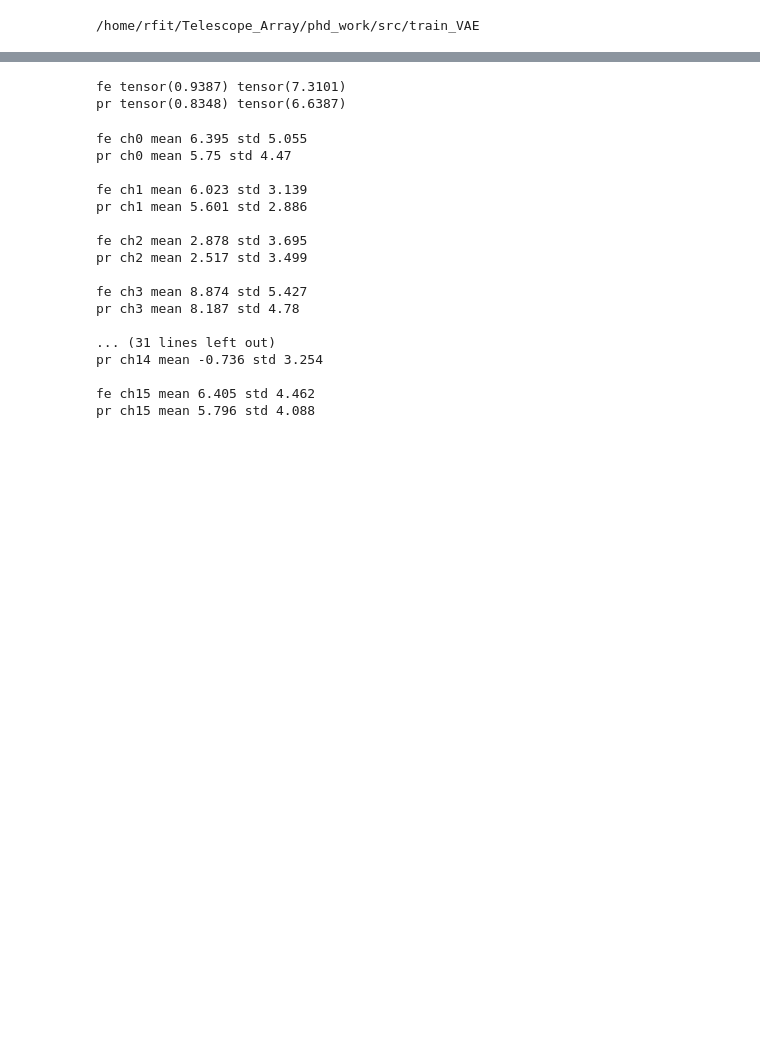
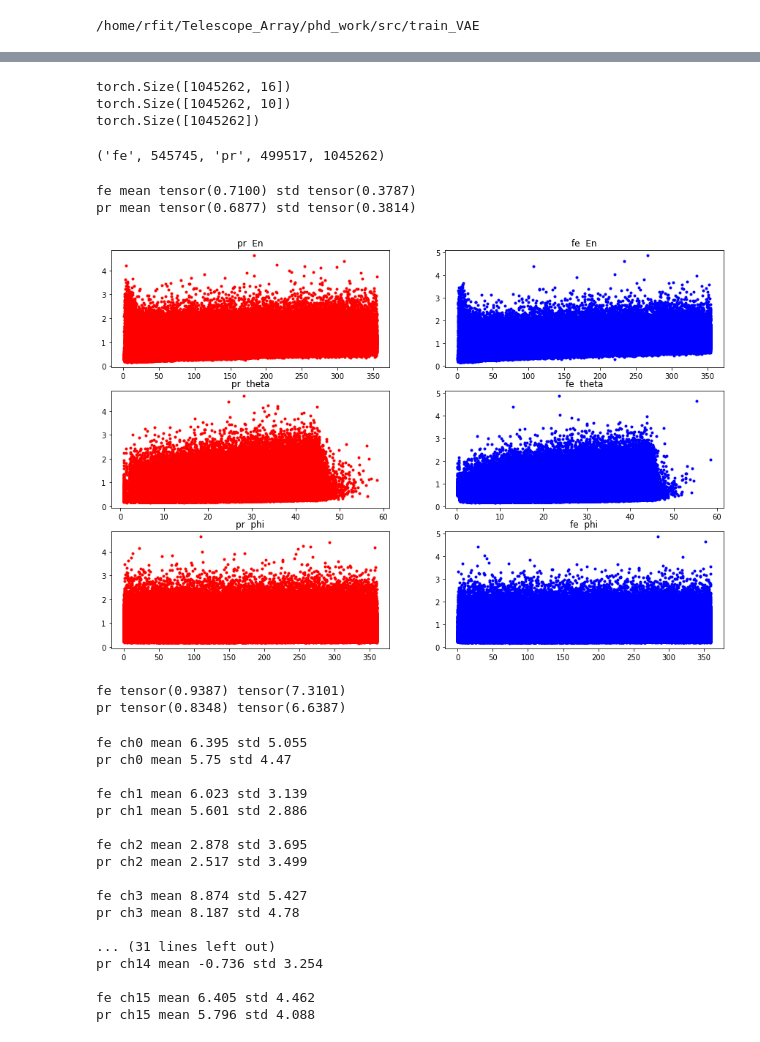
Before and after one commit to fitagdinov/Telescope_Array, a Jupyter notebook: phd_work/Notebooks/latent_analys.ipynb, the cells around one changed output, grey strips where cells are left out. Saved outputs shown, nothing was run; the diff lists cells and outputs as text; code cells hidden in the pictures; blank space fills up the shorter version.

```diff
--- a/phd_work/Notebooks/latent_analys.ipynb
+++ b/phd_work/Notebooks/latent_analys.ipynb
@@ -7,7 +7,8 @@ import h5py as h5
 import numpy as np
 import os
 import matplotlib.pyplot as plt
-data_path = '/home3/rfit/Telescope_Array/phd_work/data/normed/pr_fe_q4_e1_0110_excl_sat_F_excl_geo_F.h5'
+# data_path = '/home3/rfit/Telescope_Array/phd_work/data/normed/pr_fe_q4_e1_0110_excl_sat_F_excl_geo_F.h5'
+data_path = '/home3/rfit/Telescope_Array/phd_work/data/normed/pr_photon_q4_e1_0110_excl_sat_F_excl_geo_F.h5'
 # %%
 '''
 mc_params (num_evs,10):
@@ -24,7 +25,7 @@ mc_params (num_evs,10):
 '''
 with h5.File(data_path,'r') as f:
     print('keys', list(f.keys()))
-    test = f['test']
+    test = f['train']
     keys = list(test.keys())
     mc_params = test['mc_params'][:]
     for k in keys:
@@ -53,3 +55,23 @@ Using device: cuda
+# %%
+import torch
+def analys_by_pat(array):
+    fe = array[torch.where(params[:,1]>1000)]
+    pr = array[torch.where(params[:,1]<1000)]
+    print('fe', 'mean', fe.mean(), 'std', fe.std())
+    print('pr', 'mean', pr.mean(), 'std', pr.std(), '\n')
+    fig, axs = plt.subplots(3,2, figsize = (15,10))
+    names = ['En', 'theta', 'phi']
+    for i in range(3):
+        fe_en = params[:,3+i][torch.where(params[:,1]>1000)]
+        pr_en = params[:,3+i][torch.where(params[:,1]<1000)]
+        axs[i][0].plot(pr_en,pr,'.r')
+        axs[i][1].plot(fe_en,fe,'.b')
+
+    #     axs[0].hist(pr, density = False)
+    #     axs[1].hist(fe, density = False)
+
+        axs[i][0].set_title('pr  '+names[i])
+        axs[i][1].set_title('fe  '+names[i])
 # %%
 config = 'config.yaml'
 model = pipline.Pipline(config)
@@ -63,3 +85,3 @@ Encoder has params: 1097760 Decoder has params: 2134535
 # %%
-latent_list, params = model.predict_latent()
+latent_list, params, loss = model.predict_latent()
 # %% [output]
@@ -68 +95,9 @@ torch.Size([1045262, 10])
+# %%
+#shapes
+for i in (latent_list, params, loss):
+    print(i.shape)
+# %% [output]
+torch.Size([1045262, 16])
+torch.Size([1045262, 10])
+torch.Size([1045262])
 # %%
@@ -78,3 +113,13 @@ writer.close()
+# %%
+'fe', len(torch.where(params[:,1]>1000)[0]),'pr', len(torch.where(params[:,1]<1000)[0]), len(params)
+# %% [output]
+('fe', 545745, 'pr', 499517, 1045262)
+# %%
+analys_by_pat(loss)
+# %% [output]
+fe mean tensor(0.7100) std tensor(0.3787)
+pr mean tensor(0.6877) std tensor(0.3814)
+[figure, added]
 # %%
 import torch
 fe_lat = latent_list[torch.where(params[:,1]>1000)]
```
Also changed, not shown: parts of 27 cells of this notebook, 8 other files.
